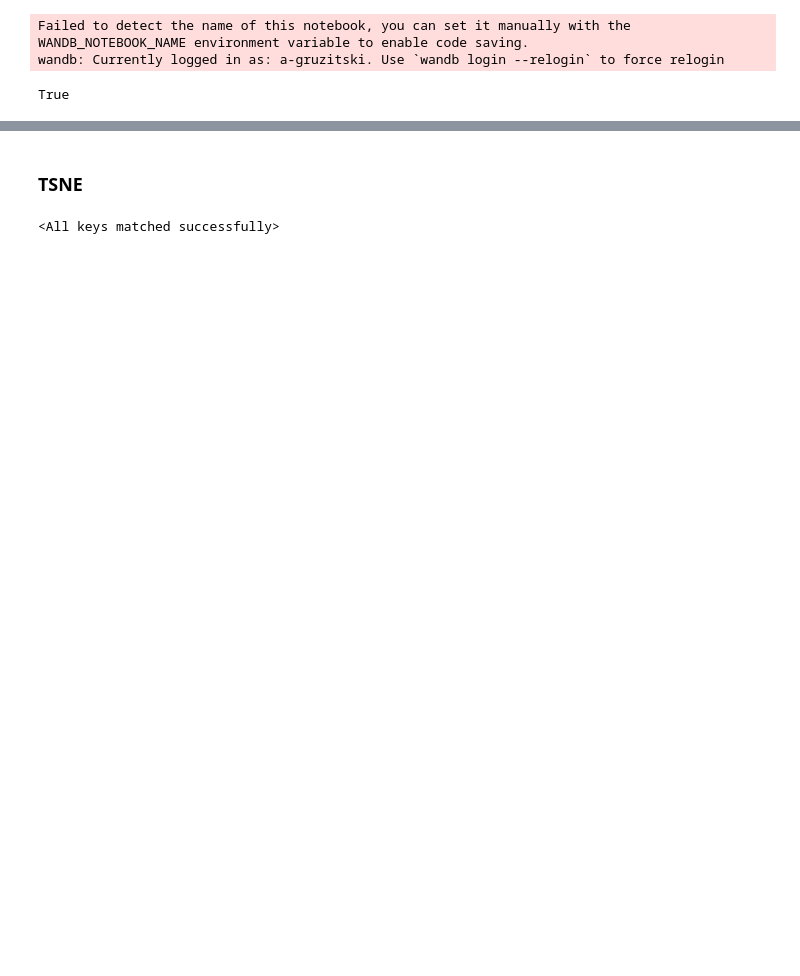
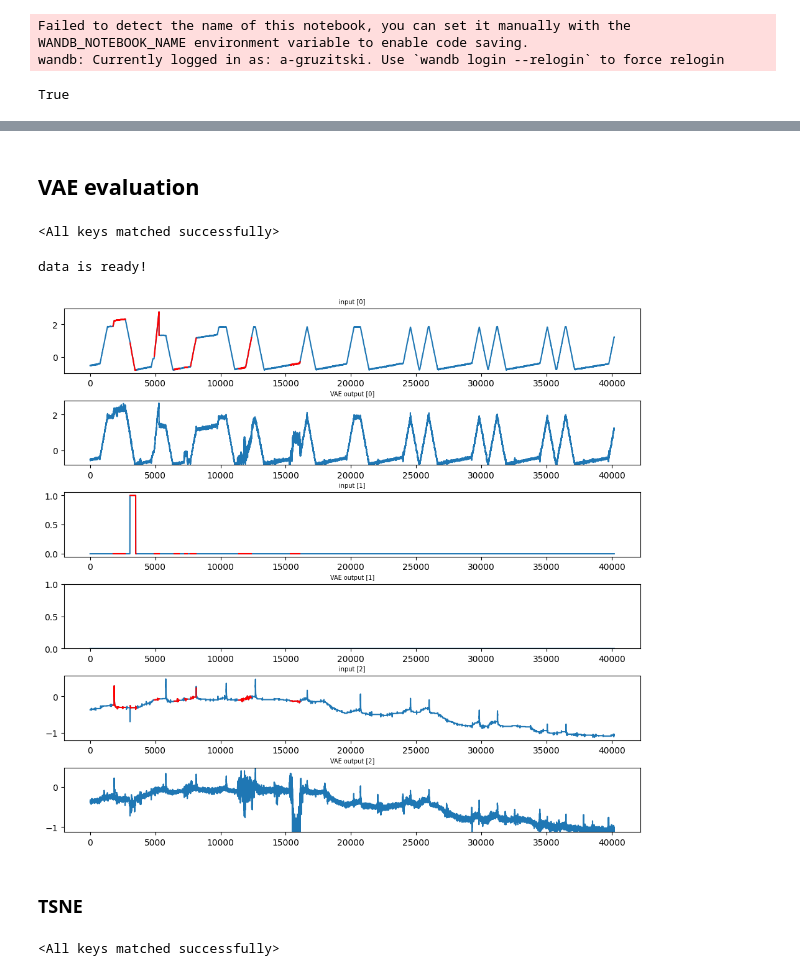
Before and after one commit to Andrei3223/VAE_anomaly_detection, a Jupyter notebook: run_model.ipynb, the cells around one changed output, grey strips where cells are left out. Cells and saved outputs as stored; diff of their text form; code cells hidden in the pictures; blank space fills up the shorter version.

```diff
--- a/run_model.ipynb
+++ b/run_model.ipynb
@@ -224,0 +259,37 @@ test_vae_res3
+# %% [markdown]
+## VAE evaluation
+# %%
+col_list = list(range(51))
+# train_dataset_minmax = SwatDataset("./data/train.npy", feature_idx=col_list, start_idx=10_000, end_idx=-1,
+#                              window_size=100, sliding=7)
+# val_dataset_minmax = SwatDataset("./data/validation.npy", feature_idx=col_list, start_idx=0, end_idx=-1,
+#                              window_size=100, sliding=100, labels_path="./data/labels_validation.npy")
+# test_dataset_minmax = SwatDataset("./data/test.npy", feature_idx=col_list, start_idx=0, end_idx=-1,
+#                              window_size=100, sliding=100, labels_path='./data/labels_test.npy')
+train_dataset = SwatDataset("./data/train_norm.npy", feature_idx=col_list, start_idx=10_000, end_idx=-1,
+                             window_size=100, sliding=7)
+val_dataset = SwatDataset("./data/validation_norm.npy", feature_idx=col_list, start_idx=0, end_idx=-1,
+                             window_size=100, sliding=100, labels_path="./data/labels_validation.npy")
+test_dataset = SwatDataset("./data/test_norm.npy", feature_idx=col_list, start_idx=0, end_idx=-1,
+                             window_size=100, sliding=100, labels_path='./data/labels_test.npy')
+
+train_loader = DataLoader(train_dataset, batch_size=64, shuffle=True, num_workers=4)
+val_loader = DataLoader(val_dataset, batch_size=64, shuffle=False)
+test_loader = DataLoader(test_dataset, batch_size=64, shuffle=False)
+# %%
+import models
+
+model = models.VAE_scale_no_act(feats=len(col_list),
+                        window_size=100).to(device)
+model.load_state_dict(torch.load("checkpoints\VAE_scale_no_act_x16_60e.pt"))
+# %% [output]
+<All keys matched successfully>
+# %%
+from training import plot_output
+
+# plot_output(model, test_loader, device=device, param_dim=51, max_plots=51, model_name="VAE", begin_idx=10_00, end_idx=100_00) #begin_idx=10_00, end_idx=100_00
+plot_output(model, val_loader, device=device, param_dim=51, max_plots=3, model_name="VAE",
+             labels=np.load("./data/labels_validation.npy"))
+# %% [output]
+data is ready!
+[figure, added]
```
Also changed, not shown: parts of 45 cells of this notebook, 5 other files.
